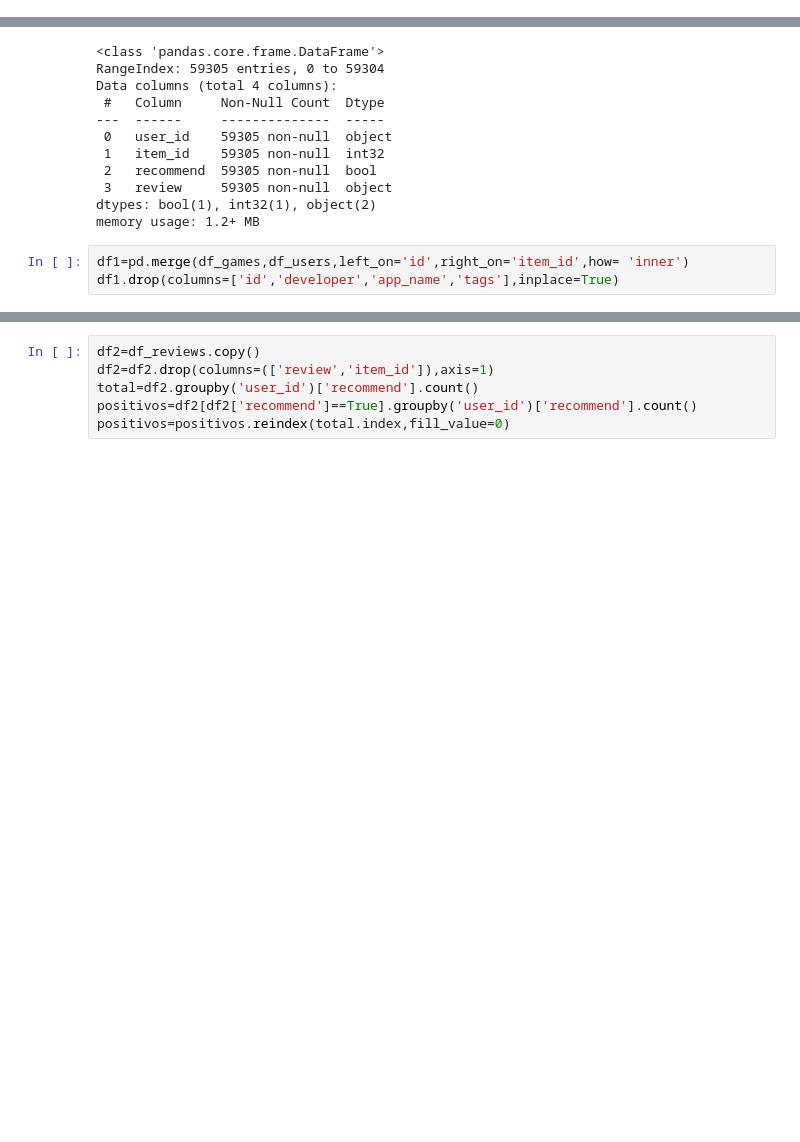
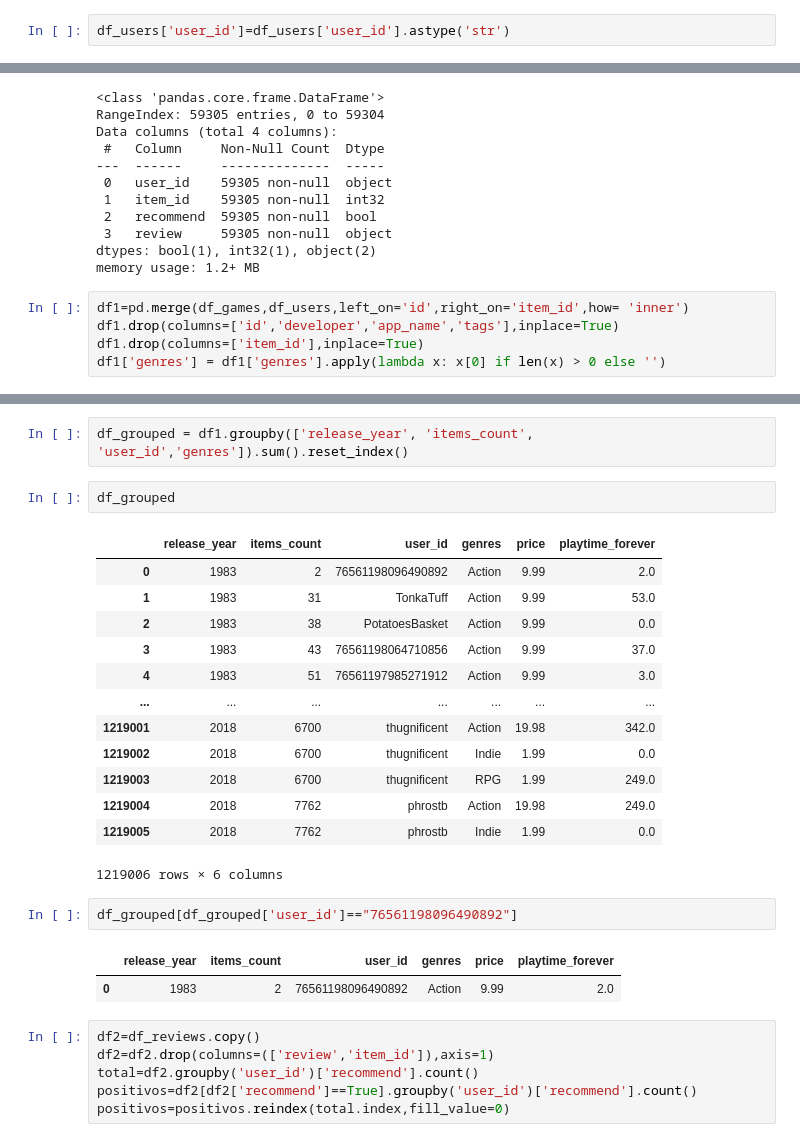
Before and after one commit to Juancito2085/PI1_ML_OPS, a Jupyter notebook: ETL_2.ipynb, the cells around one changed output, grey strips where cells are left out. Cells and saved outputs as stored; diff of their text form; blank space fills up the shorter version.

```diff
--- a/ETL_2.ipynb
+++ b/ETL_2.ipynb
@@ -165,6 +165,8 @@ df_developers.to_parquet(r'Datasets/developers.parquet')
 df_games=pd.read_parquet(r'Datasets/steam_games_clean.parquet')
 df_users=pd.read_parquet(r'Datasets/users_items_clean.parquet')
 df_reviews=pd.read_parquet(r'Datasets/user_reviews_clean.parquet')
+# %%
+df_users['user_id']=df_users['user_id'].astype('str')
 # %%
 df_reviews.info()
 # %% [output]
@@ -182,3 +184,5 @@ memory usage: 1.2+ MB
 # %%
 df1=pd.merge(df_games,df_users,left_on='id',right_on='item_id',how= 'inner')
 df1.drop(columns=['id','developer','app_name','tags'],inplace=True)
+df1.drop(columns=['item_id'],inplace=True)
+df1['genres'] = df1['genres'].apply(lambda x: x[0] if len(x) > 0 else '')
@@ -201,3 +189,26 @@ df1
+# %%
+df_grouped = df1.groupby(['release_year', 'items_count', 'user_id','genres']).sum().reset_index()
+# %%
+df_grouped
+# %% [output]
+|  | release_year | items_count | user_id | genres | price | playtime_forever |
+| 0 | 1983 | 2 | 76561198096490892 | Action | 9.99 | 2.0 |
+| 1 | 1983 | 31 | TonkaTuff | Action | 9.99 | 53.0 |
+| 2 | 1983 | 38 | PotatoesBasket | Action | 9.99 | 0.0 |
+| 3 | 1983 | 43 | 76561198064710856 | Action | 9.99 | 37.0 |
+| 4 | 1983 | 51 | 76561197985271912 | Action | 9.99 | 3.0 |
+| ... | ... | ... | ... | ... | ... | ... |
+| 1219001 | 2018 | 6700 | thugnificent | Action | 19.98 | 342.0 |
+| 1219002 | 2018 | 6700 | thugnificent | Indie | 1.99 | 0.0 |
+| 1219003 | 2018 | 6700 | thugnificent | RPG | 1.99 | 249.0 |
+| 1219004 | 2018 | 7762 | phrostb | Action | 19.98 | 249.0 |
+| 1219005 | 2018 | 7762 | phrostb | Indie | 1.99 | 0.0 |
+1219006 rows × 6 columns
+# %%
+df_grouped[df_grouped['user_id']=="76561198096490892"]
+# %% [output]
+|  | release_year | items_count | user_id | genres | price | playtime_forever |
+| 0 | 1983 | 2 | 76561198096490892 | Action | 9.99 | 2.0 |
 # %%
 df2=df_reviews.copy()
 df2=df2.drop(columns=(['review','item_id']),axis=1)
```
Also changed, not shown: parts of 1 cell of this notebook.
